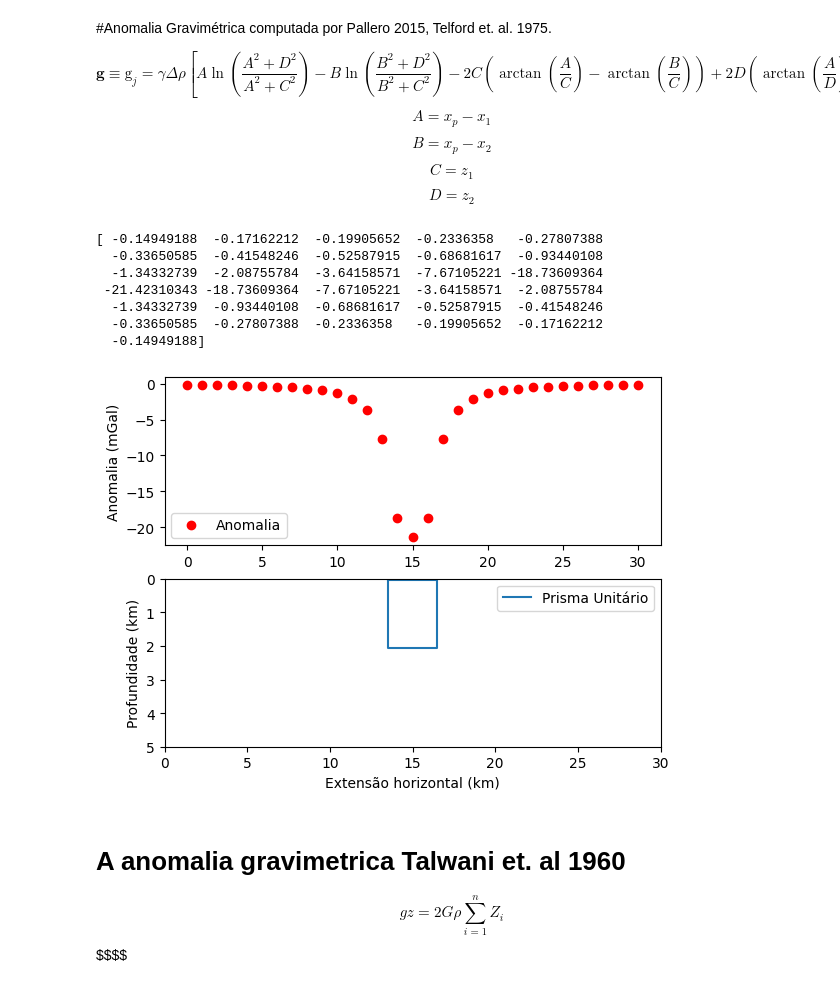
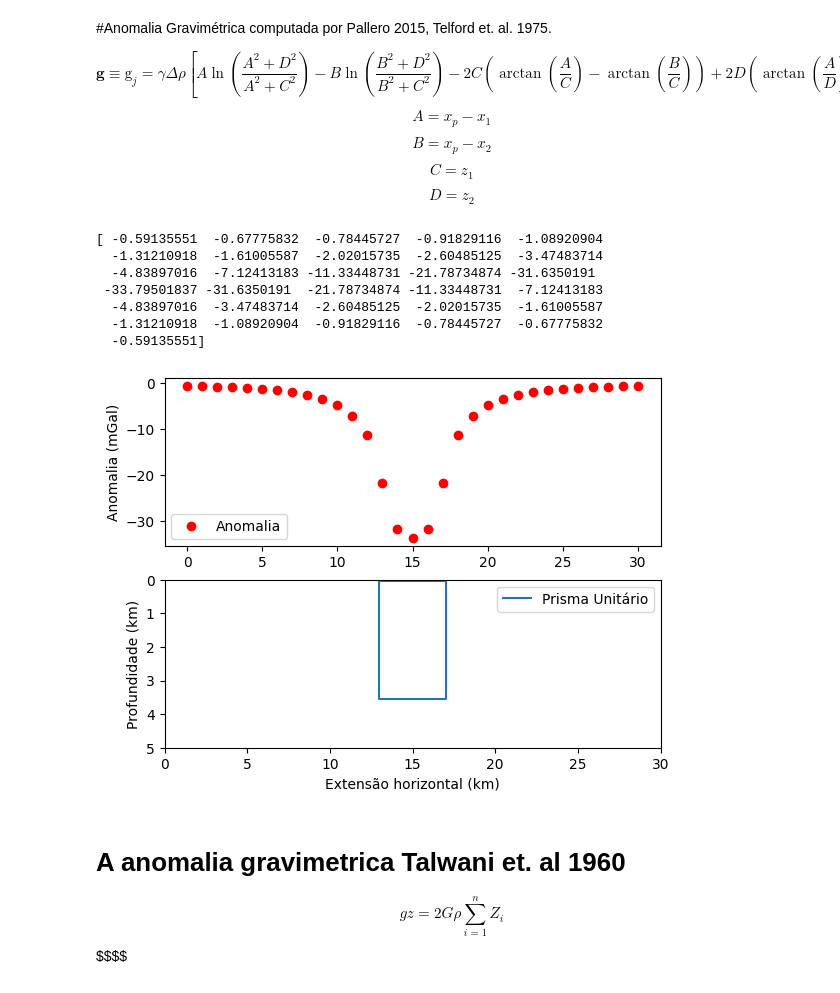
Before and after one commit to mikealeixogf/modelagem_gravimetrica, a Jupyter notebook: Anomalia_prisma_Pallero_e_Talwani.ipynb, the cells around one changed output. Cells and saved outputs as stored; diff of their text form; code cells hidden in the pictures.

```diff
--- a/Anomalia_prisma_Pallero_e_Talwani.ipynb
+++ b/Anomalia_prisma_Pallero_e_Talwani.ipynb
@@ -12,6 +12,7 @@ $$\textbf{g} \equiv \text{g}_j =\gamma \Delta \rho \left[ A \ln \left( \frac{A^2
   $$C = z_1 $$
    $$D = z_2 $$
 # %%
+#CALCULO PARA ANOMALIA GRAVIMÉTRICA DE UM ÚNICO PRISMA
 import numpy as np
 import matplotlib.pyplot as plt
 
@@ -19,10 +20,10 @@ import matplotlib.pyplot as plt
 gamma= 6.67 #é a constnte gravitacional
 xi=np.linspace(0,30,31) #é a extensão de observação e espaçamento entre as observações
 
-xj= 15 # é o centro do prisma
-dj= 0.05 #é a profundidade do prisma
-dx= 3 # é a extensão do prisma
-t= 2 # é a espessura do prisma
+xj= 15 # é o centro do prisma, que é a profundidade.
+dj= 0.05 # é a profundidade do prisma
+dx= 4 # é a extensão do prisma
+t= 3.5 # é a espessura do prisma
 deltarho= -0.4 # é o contraste de densidade
 v=dx/2 # apenas para facilitar o calculo
 
@@ -33,54 +34,52 @@ A=xi-x1;
 B=xi-x2;
 C= dj;
 D= dj+t;
-gprisma = gamma*deltarho*(A*np.log((A**2+D**2)/(A**2+C**2)) - B*np.log((B**2+D**2)/ (B**2+C**2))-2*C*(np.arctan(A/C)-np.arctan(B/C))+ 2*D*(np.arctan(A/D)-np.arctan(B/D)))
+gprisma = gamma*deltarho*(A*np.log((A**2+D**2)/(A**2+C**2)) -
+                          B*np.log((B**2+D**2)/ (B**2+C**2))-
+                          2*C*(np.arctan(A/C)-np.arctan(B/C))+
+                          2*D*(np.arctan(A/D)-np.arctan(B/D)))
 
 print(gprisma)
 #Dimensões do Prisma
-x1=xj- (dx/2); # Coordenada do primeiro vertice; em função de x
-x2=xj+ (dx/2); # Cooedenada do segundo vertice; em função de x
 x3=xj+ (dx/2); # ""         do teceiro "           "
 x4=xj- (dx/2); # "           do quarto "           "
 x0=xj- (dx/2); # Corecao manual para completar a figura
 z1=dj;         # Profundidade de um dos vertices da fita em fumcao de x
 z2=dj;
 z3=dj+t;
 z4=z3;
 z0=dj;
 
 hozA=[x1, x2,x3,x4,x0];   #Preparação para plotagem
 profB=[z1, z2, z3, z4, z0];
 
 #Plot de figura
 plt.figure()
 plt.subplot(2,1,1)#duas linhas, uma coluna, posição 1
 plt.plot(xi,gprisma,'o', color='r')
 plt.ylabel('Anomalia (mGal)')
 #plt.xlabel('extensão horizontal (km)')
 plt.legend(['Anomalia'])
 #_______________________________________________________________________________
 
 plt.subplot(2,1,2)#duas linhas, uma coluna, posição 2
 plt.plot(hozA,profB)
 plt.ylim(0,5)
 plt.xlim(0,30)
 plt.gca().invert_yaxis() #comando que invert os eixos.
 plt.ylabel('Profundidade (km)')
 plt.xlabel('Extensão horizontal (km)')
 plt.legend(['Prisma Unitário'])
-
-
-
 plt.show() #apresenta a imagem na tela
 # %% [output]
-[ -0.14949188  -0.17162212  -0.19905652  -0.2336358   -0.27807388
-  -0.33650585  -0.41548246  -0.52587915  -0.68681617  -0.93440108
-  -1.34332739  -2.08755784  -3.64158571  -7.67105221 -18.73609364
- -21.42310343 -18.73609364  -7.67105221  -3.64158571  -2.08755784
-  -1.34332739  -0.93440108  -0.68681617  -0.52587915  -0.41548246
-  -0.33650585  -0.27807388  -0.2336358   -0.19905652  -0.17162212
-  -0.14949188]
+[ -0.59135551  -0.67775832  -0.78445727  -0.91829116  -1.08920904
+  -1.31210918  -1.61005587  -2.02015735  -2.60485125  -3.47483714
+  -4.83897016  -7.12413183 -11.33448731 -21.78734874 -31.6350191
+ -33.79501837 -31.6350191  -21.78734874 -11.33448731  -7.12413183
+  -4.83897016  -3.47483714  -2.60485125  -2.02015735  -1.61005587
+  -1.31210918  -1.08920904  -0.91829116  -0.78445727  -0.67775832
+  -0.59135551]
-[figure, old version]
+[figure, new version]
 # %% [markdown]
 
 # A anomalia gravimetrica Talwani et. al 1960
```
Also changed, not shown: parts of 5 cells of this notebook.
